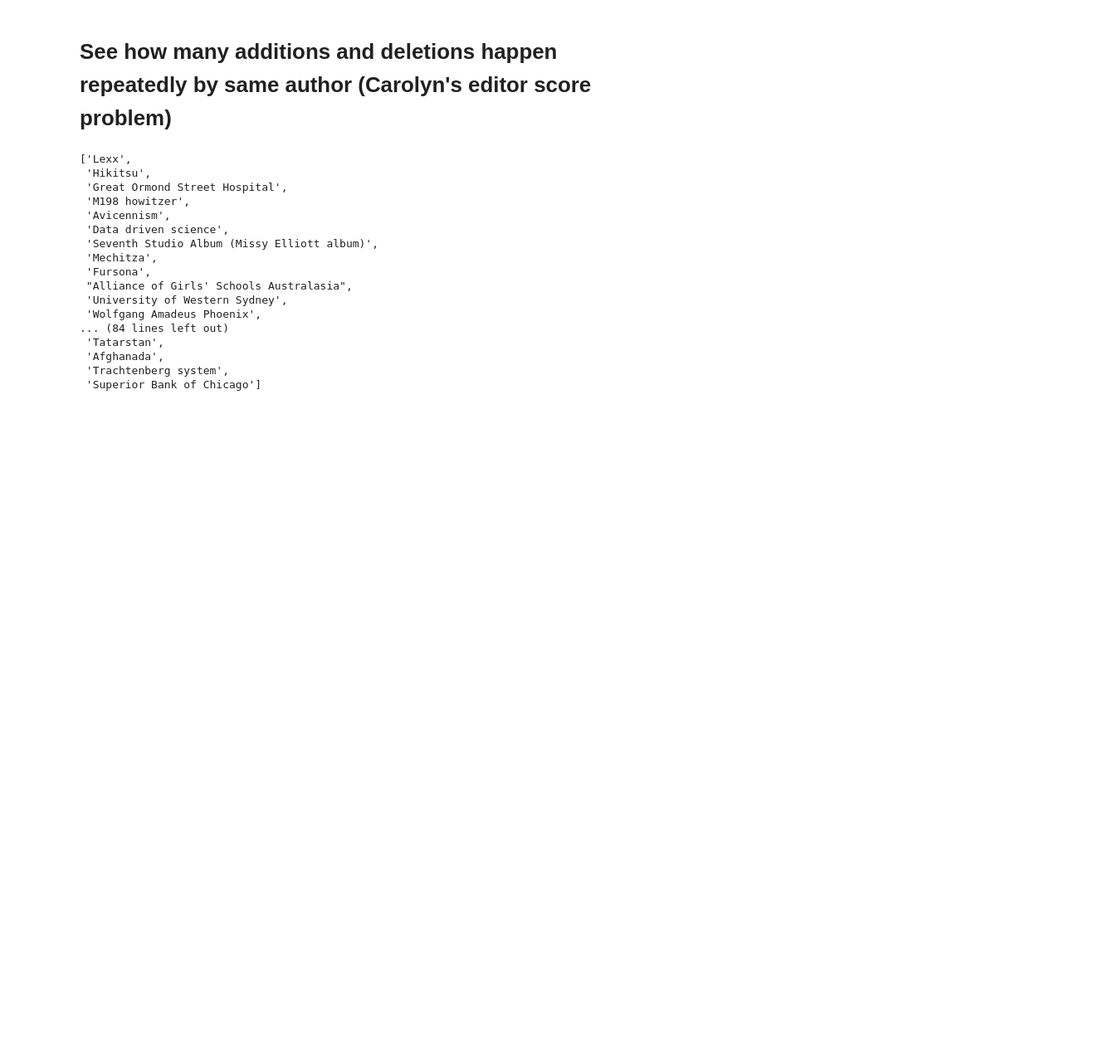
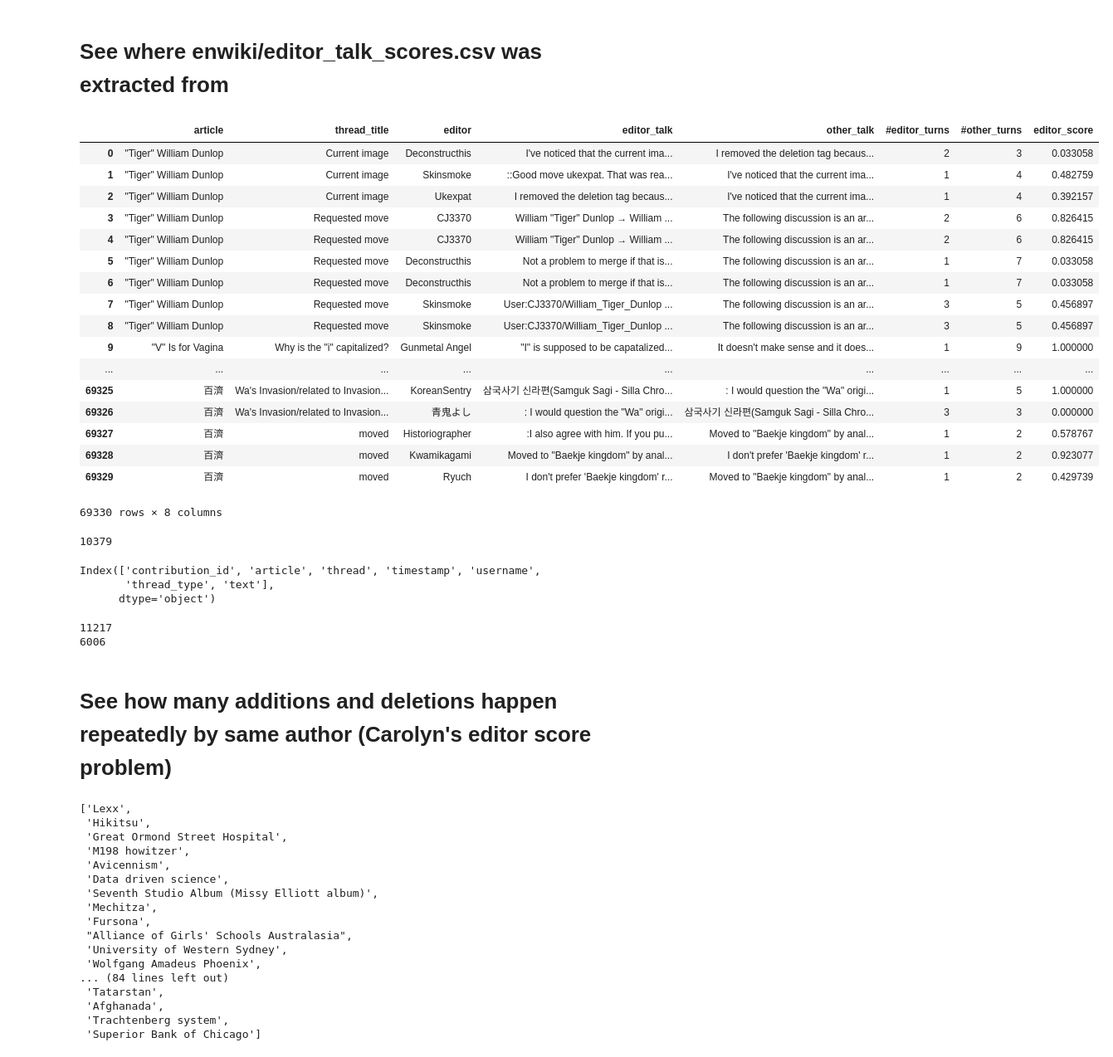
Before and after one commit to michaelmilleryoder/wikipedia-research-ipynb, a Jupyter notebook: sandbox.ipynb, the cells around one changed output. Shown at 83% size. Saved outputs shown, nothing was run; the diff lists cells and outputs as text; code cells hidden in the pictures; blank space fills up the shorter version.

```diff
--- a/sandbox.ipynb
+++ b/sandbox.ipynb
@@ -5,6 +5,49 @@ import random
 import os
 from collections import defaultdict, Counter
 from tqdm import tqdm
+# %% [markdown]
+# See where enwiki/editor_talk_scores.csv was extracted from
+# %%
+data = pd.read_csv('/home/michael/school/research/wp/wikipedia/data/talk/enwiki/enwiki_talk_scores.csv')
+data
+# %% [output]
+|  | article | thread_title | editor | editor_talk | other_talk | #editor_turns | #other_turns | editor_score |
+| 0 | "Tiger" William Dunlop | Current image | Deconstructhis | I've noticed that the current ima... | I removed the deletion tag becaus... | 2 | 3 | 0.033058 |
+| 1 | "Tiger" William Dunlop | Current image | Skinsmoke | ::Good move ukexpat. That was rea... | I've noticed that the current ima... | 1 | 4 | 0.482759 |
+| 2 | "Tiger" William Dunlop | Current image | Ukexpat | I removed the deletion tag becaus... | I've noticed that the current ima... | 1 | 4 | 0.392157 |
+| 3 | "Tiger" William Dunlop | Requested move | CJ3370 | William "Tiger" Dunlop → William ... | The following discussion is an ar... | 2 | 6 | 0.826415 |
+| 4 | "Tiger" William Dunlop | Requested move | CJ3370 | William "Tiger" Dunlop → William ... | The following discussion is an ar... | 2 | 6 | 0.826415 |
+| 5 | "Tiger" William Dunlop | Requested move | Deconstructhis | Not a problem to merge if that is... | The following discussion is an ar... | 1 | 7 | 0.033058 |
+| 6 | "Tiger" William Dunlop | Requested move | Deconstructhis | Not a problem to merge if that is... | The following discussion is an ar... | 1 | 7 | 0.033058 |
+| 7 | "Tiger" William Dunlop | Requested move | Skinsmoke | User:CJ3370/William_Tiger_Dunlop ... | The following discussion is an ar... | 3 | 5 | 0.456897 |
+| 8 | "Tiger" William Dunlop | Requested move | Skinsmoke | User:CJ3370/William_Tiger_Dunlop ... | The following discussion is an ar... | 3 | 5 | 0.456897 |
+| 9 | "V" Is for Vagina | Why is the "i" capitalized? | Gunmetal Angel | "I" is supposed to be capatalized... | It doesn't make sense and it does... | 1 | 9 | 1.000000 |
+| ... | ... | ... | ... | ... | ... | ... | ... | ... |
+| 69325 | 百濟 | Wa's Invasion/related to Invasion... | KoreanSentry | 삼국사기 신라편(Samguk Sagi - Silla Chro... | : I would question the "Wa" origi... | 1 | 5 | 1.000000 |
+| 69326 | 百濟 | Wa's Invasion/related to Invasion... | 青鬼よし | : I would question the "Wa" origi... | 삼국사기 신라편(Samguk Sagi - Silla Chro... | 3 | 3 | 0.000000 |
+| 69327 | 百濟 | moved | Historiographer | :I also agree with him. If you pu... | Moved to "Baekje kingdom" by anal... | 1 | 2 | 0.578767 |
+| 69328 | 百濟 | moved | Kwamikagami | Moved to "Baekje kingdom" by anal... | I don't prefer 'Baekje kingdom' r... | 1 | 2 | 0.923077 |
+| 69329 | 百濟 | moved | Ryuch | I don't prefer 'Baekje kingdom' r... | Moved to "Baekje kingdom" by anal... | 1 | 2 | 0.429739 |
+69330 rows × 8 columns
+# %%
+len(data['article'].unique())
+# %% [output]
+10379
+# %%
+talk2 = pd.read_csv('/home/michael/school/research/wp/wikipedia/data/talk/enwiki/talk_filtered_2.csv')
+talk3 = pd.read_csv('/home/michael/school/research/wp/wikipedia/data/talk/enwiki/talk_filtered_3.csv')
+
+talk2.columns
+# %% [output]
+Index(['contribution_id', 'article', 'thread', 'timestamp', 'username',
+       'thread_type', 'text'],
+      dtype='object')
+# %%
+print(len(talk2['article'].unique()))
+print(len(talk3['article'].unique()))
+# %% [output]
+11217
+6006
 # %% [markdown]
 # See how many additions and deletions happen repeatedly by same author (Carolyn's editor score problem)
 # %%
```
Also changed, not shown: 4 other files.
